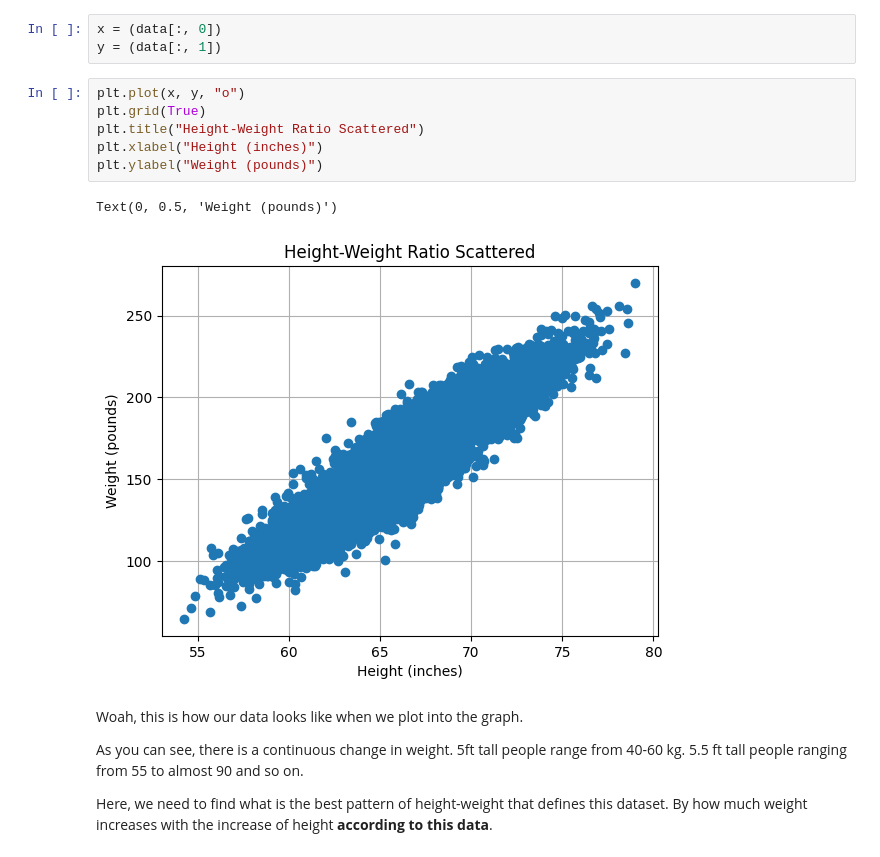
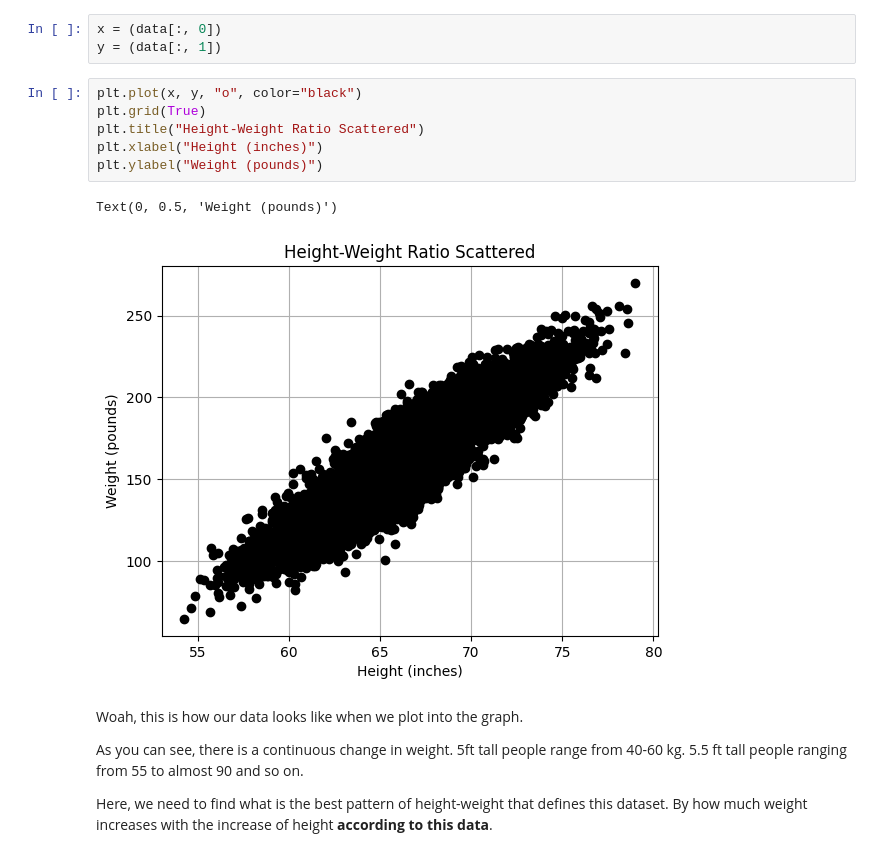
Before and after one commit to suyogly/linear-regression, a Jupyter notebook: intro.ipynb, the cells around one changed output. Drawn from its saved outputs; the diff is of its cells as text.

Commit message:
plotting

```diff
--- a/intro.ipynb
+++ b/intro.ipynb
@@ -57,14 +57,14 @@ Let's put the Height in **x** and Weight in **y**, so that we can plot and analy
 x = (data[:, 0])
 y = (data[:, 1])
 # %%
-plt.plot(x, y, "o")
+plt.plot(x, y, "o", color="black")
 plt.grid(True)
 plt.title("Height-Weight Ratio Scattered")
 plt.xlabel("Height (inches)")
 plt.ylabel("Weight (pounds)")
 # %% [output]
 Text(0, 0.5, 'Weight (pounds)')
-[figure, old version]
+[figure, new version]
 # %% [markdown]
 Woah, this is how our data looks like when we plot into the graph.
 
```
Also changed, not shown: parts of 2 cells of this notebook.
